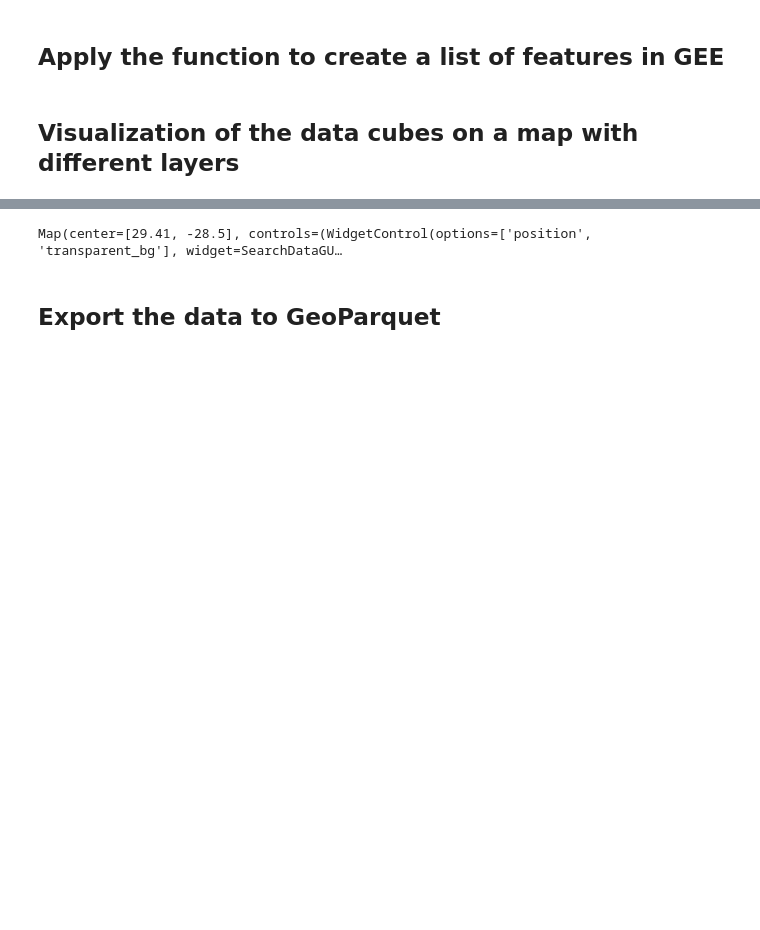
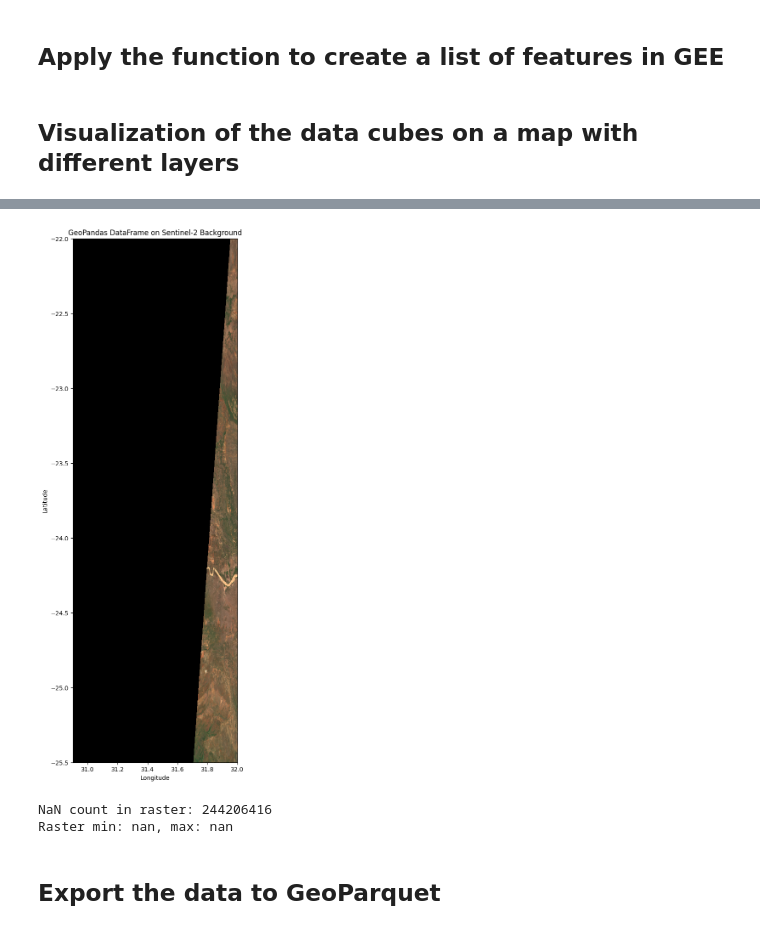
Before and after one commit to AgentschapPlantentuinMeise/DEMO_BioSpace25, a Jupyter notebook: DEMO_BioSpace25.ipynb, the cells around one changed output, grey strips where cells are left out. Cells and saved outputs as stored; diff of their text form; code cells hidden in the pictures; blank space fills up the shorter version.

```diff
--- a/DEMO_BioSpace25.ipynb
+++ b/DEMO_BioSpace25.ipynb
@@ -149,13 +135,11 @@ You can download a pre generated data cube from GitHub or any other online resou
 # %%
-drive.mount('/content/drive')
-
 def convert_to_int(x):
        try:
            return int(x)
        except ValueError:
            return pd.NA  # or np.nan if you prefer NumPy NaNs
 
-data = pd.read_csv('/content/drive/Shareddrives/BioSpace25/supporting_data/Cube_ZA_QDGC_l3.csv', sep='\t', converters={'familykey': convert_to_int, 'specieskey': convert_to_int})
+data = pd.read_csv('./DEMO_BioSpace25_files/Cube_ZA_QDGC_l3.csv', sep='\t', converters={'familykey': convert_to_int, 'specieskey': convert_to_int})
 
 data['familykey'] = pd.to_numeric(data['familykey'], errors='coerce').astype('Int64')
 data['specieskey'] = pd.to_numeric(data['specieskey'], errors='coerce').astype('Int64')
@@ -186,7 +150,7 @@ print(data)
 # %%
 # Load QDGC code
 
-input_file = "/content/drive/Shareddrives/BioSpace25/supporting_data/qdgc_south_africa.gpkg"
+input_file = "./DEMO_BioSpace25_files/qdgc_south_africa.gpkg"
 
 qdgc_ref = gpd.read_file(input_file, layer='tbl_qdgc_03')
 # %%
@@ -255,3 +298,48 @@ data_raw = geemap.geopandas_to_ee(filtered_gdf)
+# %%
+# 5. Plot the Data
+fig, ax = plt.subplots(figsize=(20, 16))
+
+'''
+# Plot the Sentinel-2 image
+raster_data.plot.imshow(
+    ax=ax, extent=[bbox[0], bbox[2], bbox[1], bbox[3]], cmap="viridis", alpha=0.7
+)
+'''
+
+filtered_gdf = filtered_gdf.to_crs("EPSG:3857")
+raster_data = raster_data.rio.reproject("EPSG:3857")
+
+raster_data = raster_data.transpose("y", "x", "band")  # Ensure correct shape
+ax.imshow(raster_data, extent=[bbox[0], bbox[2], bbox[1], bbox[3]])
+
+
+# Plot the GeoDataFrame
+# Ensure the CRS is properly set
+
+filtered_gdf.plot(ax=ax, color="red", edgecolor="black", linewidth=1, alpha=0.4)
+
+# Adjust Axes
+ax.set_xlim(bbox[0], bbox[2])
+ax.set_ylim(bbox[1], bbox[3])
+
+# Add Basemap
+# ctx.add_basemap(ax, source=ctx.providers.OpenStreetMap.Mapnik, crs=filtered_gdf.crs)
+
+# Labels and Title
+plt.title("GeoPandas DataFrame on Sentinel-2 Background")
+plt.xlabel("Longitude")
+plt.ylabel("Latitude")
+
+# Show the Plot
+plt.show()
+# %% [output]
+[figure, added]
+# %%
+print(f"NaN count in raster: {np.isnan(raster_data.values).sum()}")
+print(f"Raster min: {raster_data.values.min()}, max: {raster_data.values.max()}")
+# %% [output]
+NaN count in raster: 244206416
+Raster min: nan, max: nan
 # %%
 from google.colab import output
 output.enable_custom_widget_manager()
@@ -276,8 +364,6 @@ Map.addLayer(protected_areas)
 # Set the center of the map to the coordinates
 Map.setCenter(-28.50, 29.41)
 Map
-# %% [output]
-Map(center=[29.41, -28.5], controls=(WidgetControl(options=['position', 'transparent_bg'], widget=SearchDataGU…
 # %% [markdown]
 ## Export the data to GeoParquet
 # %%
```
Also changed, not shown: parts of 18 cells of this notebook, 3 other files.
